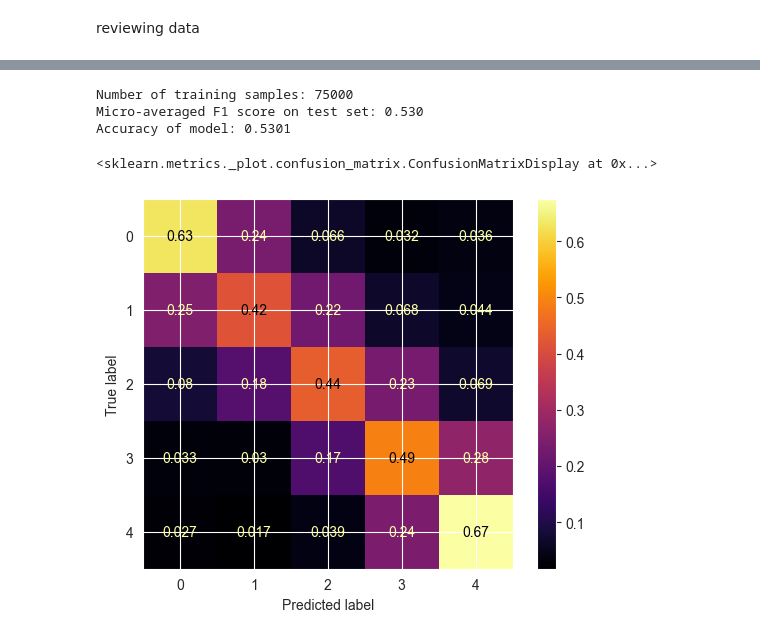
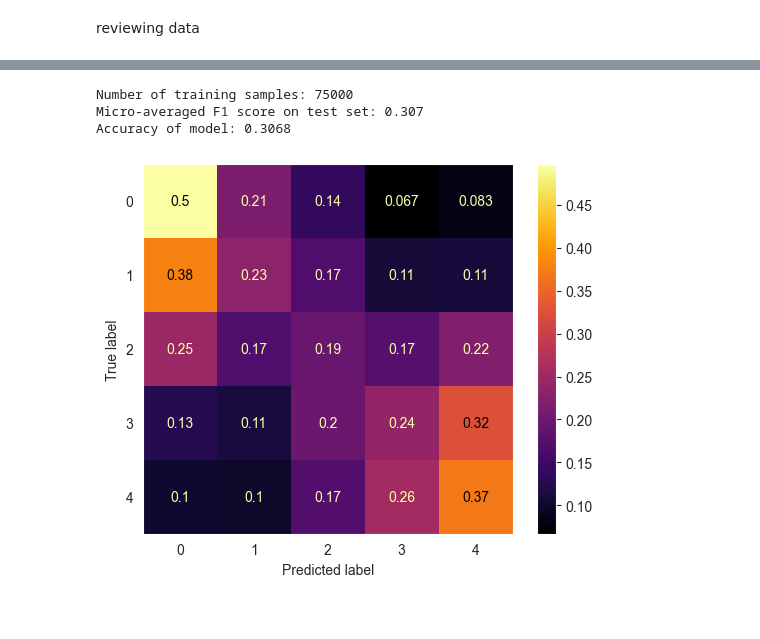
Before and after one commit to kaden-young/AITools, a Jupyter notebook: M6 Pitch/andy-gridsearch-lemmatized.ipynb, the cells around one changed output, grey strips where cells are left out. Cells and saved outputs as stored; diff of their text form; code cells hidden in the pictures.

```diff
--- a/M6 Pitch/andy-gridsearch-lemmatized.ipynb
+++ b/M6 Pitch/andy-gridsearch-lemmatized.ipynb
@@ -96,3 +163,50 @@ df.head()
+# %%
+from sklearn.model_selection import train_test_split, GridSearchCV
+from sklearn.pipeline import Pipeline
+from sklearn.feature_extraction.text import TfidfTransformer
+from sklearn.feature_extraction.text import CountVectorizer
+from sklearn.linear_model import SGDClassifier
+from sklearn.metrics import f1_score
+from sklearn.metrics import confusion_matrix, ConfusionMatrixDisplay
+from sklearn.tree import DecisionTreeClassifier
+import matplotlib.pyplot as plt
+
+from sklearn.ensemble import  RandomForestClassifier
+
+pipeline = Pipeline(steps=[
+    ("clf", RandomForestClassifier())
+])
+
+best_params = {
+
+}
+
+classifier = pipeline.set_params(**best_params)
+
+# The space is important, otherwise this accidentally creates joined words.
+X, y = df[['reviewText_sentiment_score', 'summary_sentiment_score']], df['overall']
+X_train, X_test, y_train, y_test = train_test_split(X, y, random_state=55)
+
+print("Number of training samples:", len(X_train))
+
+classifier.fit(X_train, y_train)
+y_pred = classifier.predict(X_test)
+
+print("Micro-averaged F1 score on test set: %0.3f"% f1_score(y_test, y_pred, average="micro"))
+
+accuracy = classifier.score(X_test, y_test)
+print(f"Accuracy of model: {accuracy:.4f}")
+
+cm = confusion_matrix(y_test, y_pred, normalize='true')
+disp = ConfusionMatrixDisplay(confusion_matrix=cm)
+disp.plot(cmap='inferno')
+plt.grid(None)
+plt.show()
+# %% [output]
+Number of training samples: 75000
+Micro-averaged F1 score on test set: 0.307
+Accuracy of model: 0.3068
+[figure, added]
 # %%
 from sklearn.model_selection import train_test_split, GridSearchCV
 from sklearn.pipeline import Pipeline
@@ -123,7 +237,7 @@ best_params = {
 classifier = pipeline.set_params(**best_params)
 
 # The space is important, otherwise this accidentally creates joined words.
-X, y = df['lemmatized_reviewText'] + " " + df['lemmatized_summary'], df['overall']
+X, y = df['reviewText'] + " " + df['summary'],  df['overall']
 X_train, X_test, y_train, y_test = train_test_split(X, y, random_state=55)
 
 print("Number of training samples:", len(X_train))
@@ -139,9 +253,3 @@ print(f"Accuracy of model: {accuracy:.4f}")
 cm = confusion_matrix(y_test, y_pred, normalize='true')
 disp = ConfusionMatrixDisplay(confusion_matrix=cm)
 disp.plot(cmap='inferno')
-# %% [output]
-Number of training samples: 75000
-Micro-averaged F1 score on test set: 0.530
-Accuracy of model: 0.5301
-<sklearn.metrics._plot.confusion_matrix.ConfusionMatrixDisplay at 0x...>
-[figure, removed]
```
Also changed, not shown: parts of 9 cells of this notebook, 4 other files.
